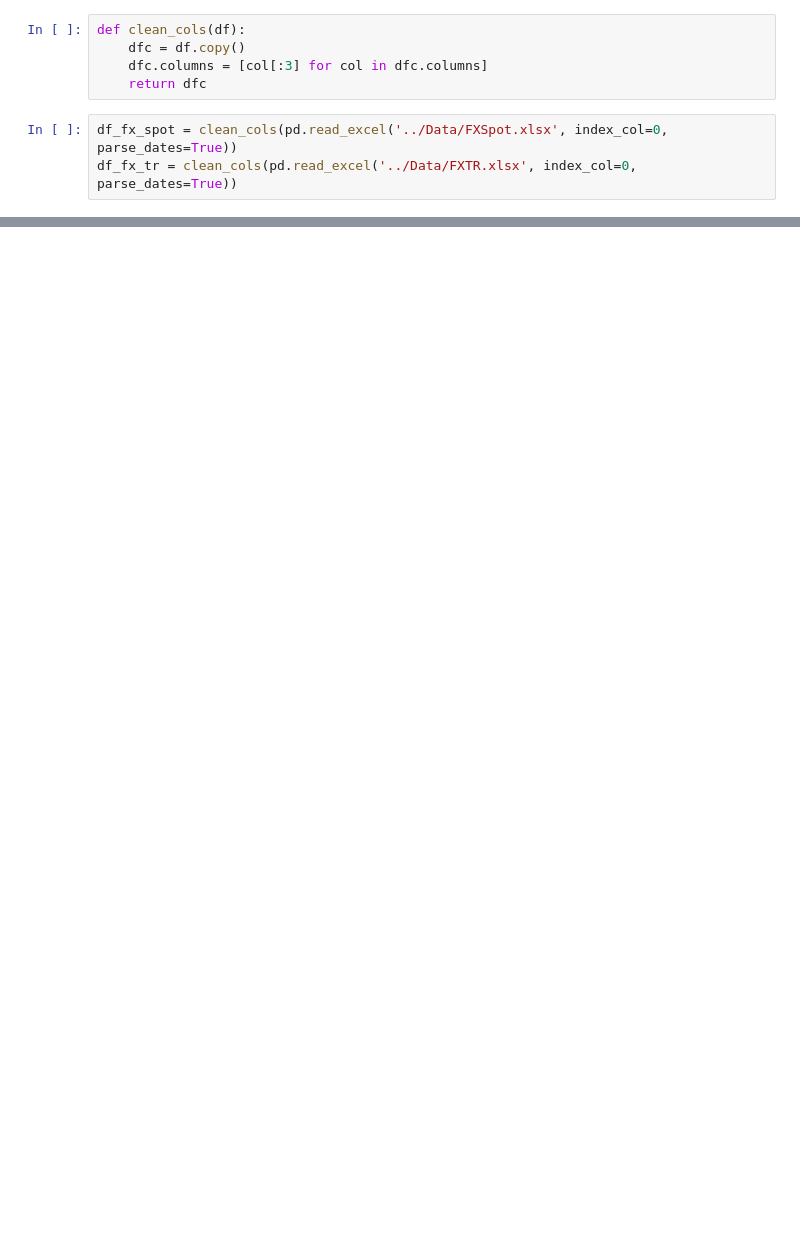
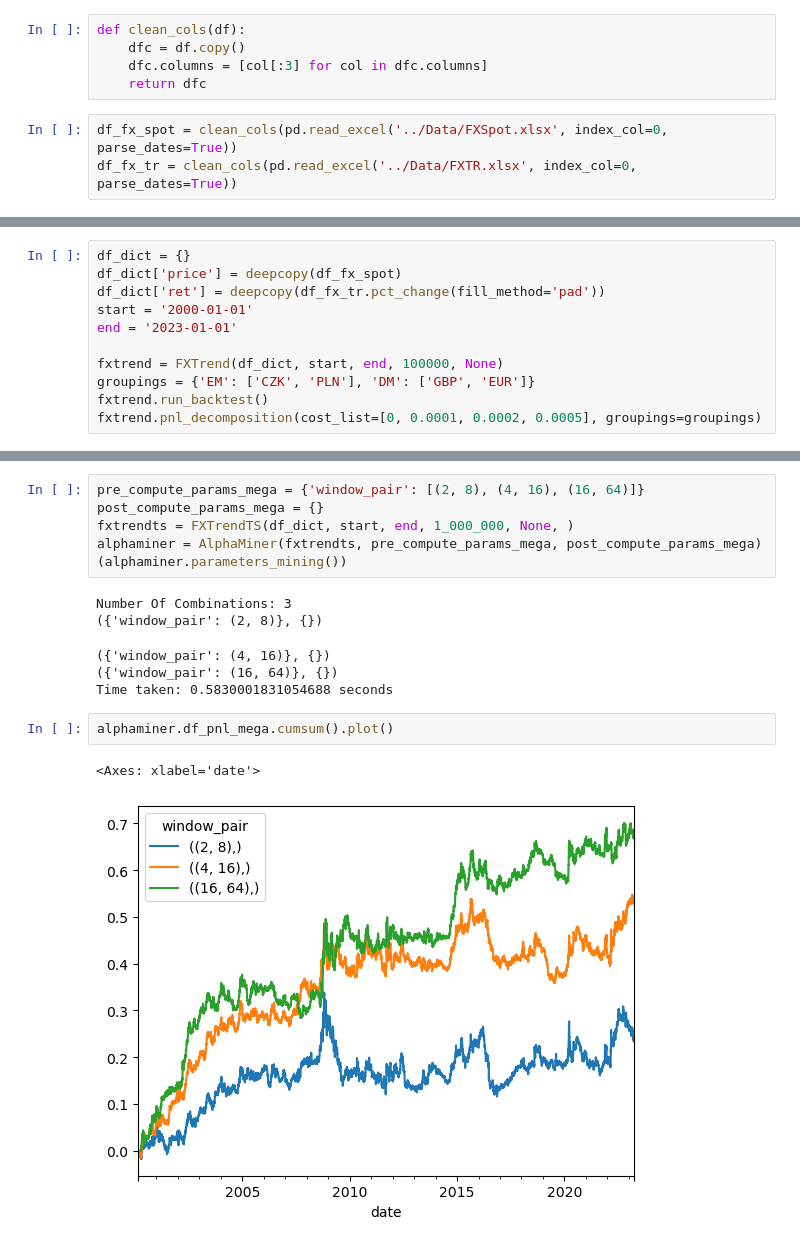
Before and after one commit to quantymacro/macro, a Jupyter notebook: Backtester/backtestfx.ipynb, the cells around one changed output, grey strips where cells are left out. Saved outputs shown, nothing was run; the diff lists cells and outputs as text; blank space fills up the shorter version.

```diff
--- a/Backtester/backtestfx.ipynb
+++ b/Backtester/backtestfx.ipynb
@@ -63,0 +32,11 @@ df_fx_spot
+# %%
+df_dict = {}
+df_dict['price'] = deepcopy(df_fx_spot)
+df_dict['ret'] = deepcopy(df_fx_tr.pct_change(fill_method='pad'))
+start = '2000-01-01'
+end = '2023-01-01'
+
+fxtrend = FXTrend(df_dict, start, end, 100000, None)
+groupings = {'EM': ['CZK', 'PLN'], 'DM': ['GBP', 'EUR']}
+fxtrend.run_backtest()
+fxtrend.pnl_decomposition(cost_list=[0, 0.0001, 0.0002, 0.0005], groupings=groupings)
@@ -63,0 +50,17 @@ df_fx_spot
+# %%
+pre_compute_params_mega = {'window_pair': [(2, 8), (4, 16), (16, 64)]}
+post_compute_params_mega = {}
+fxtrendts = FXTrendTS(df_dict, start, end, 1_000_000, None, )
+alphaminer = AlphaMiner(fxtrendts, pre_compute_params_mega, post_compute_params_mega)
+(alphaminer.parameters_mining())
+# %% [output]
+Number Of Combinations: 3
+({'window_pair': (2, 8)}, {})
+({'window_pair': (4, 16)}, {})
+({'window_pair': (16, 64)}, {})
+Time taken: 0.5830001831054688 seconds
+# %%
+alphaminer.df_pnl_mega.cumsum().plot()
+# %% [output]
+<Axes: xlabel='date'>
+[figure, added]
```
Also changed, not shown: parts of 6 cells of this notebook, 19 other files.
